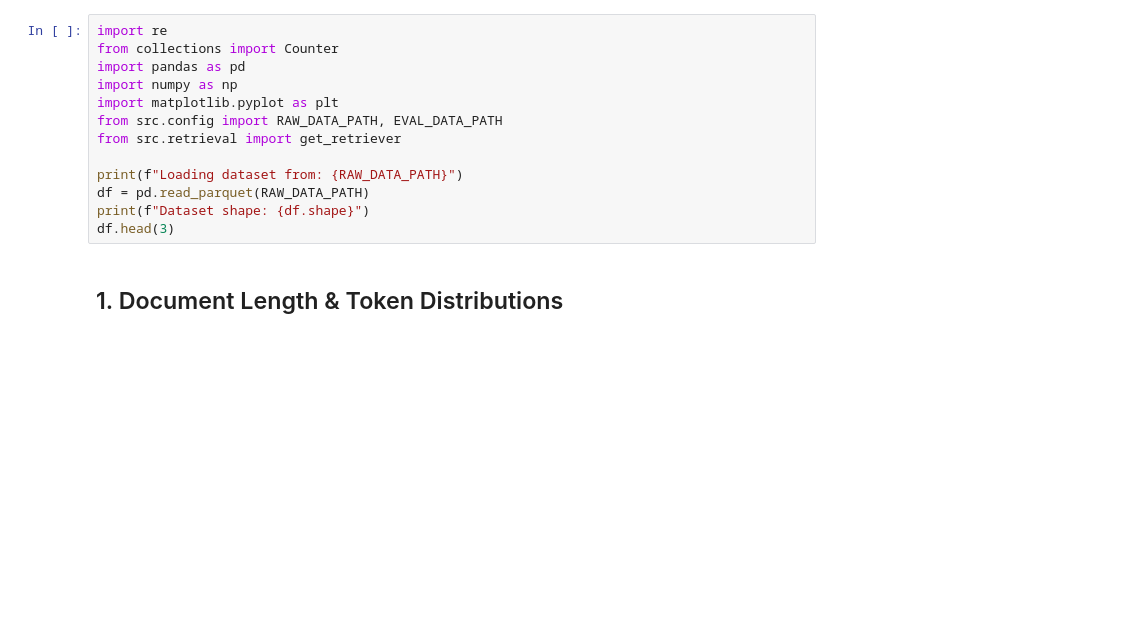
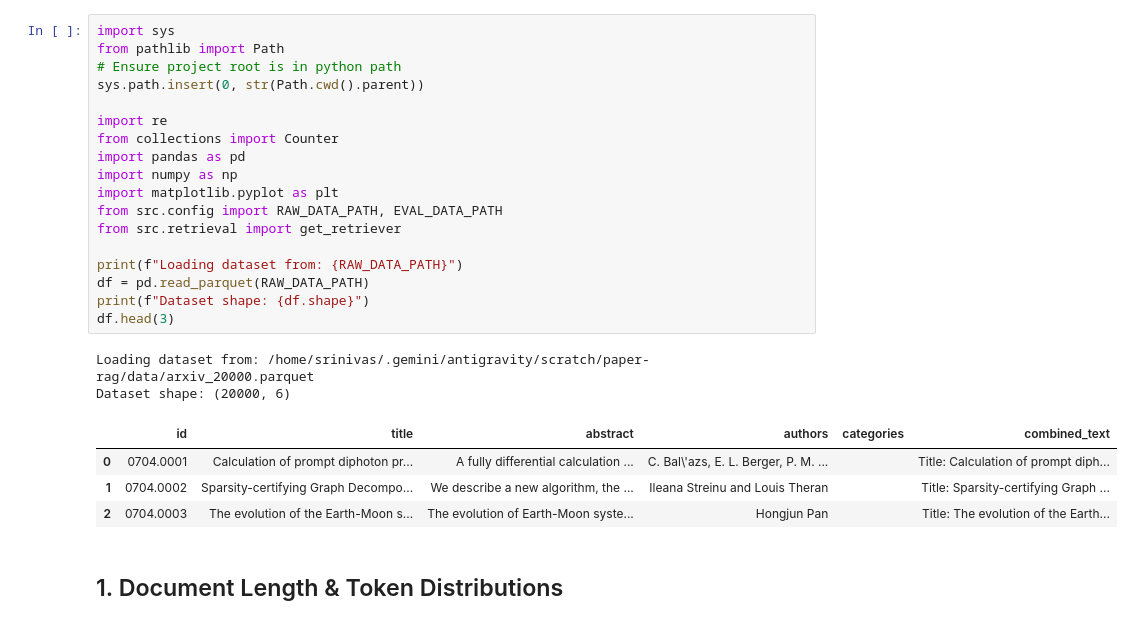
Before and after one commit to Srinivas3-sys/paper-rag, a Jupyter notebook: notebooks/01_eda_and_retrieval_analysis.ipynb, the cells around one changed output. Saved outputs shown, nothing was run; the diff lists cells and outputs as text; blank space fills up the shorter version.

```diff
--- a/notebooks/01_eda_and_retrieval_analysis.ipynb
+++ b/notebooks/01_eda_and_retrieval_analysis.ipynb
@@ -8,16 +11,28 @@ This notebook explores the sampled **20,000 arXiv abstracts** dataset and demons
 # %%
+import sys
+from pathlib import Path
+# Ensure project root is in python path
+sys.path.insert(0, str(Path.cwd().parent))
+
 import re
 from collections import Counter
 import pandas as pd
 import numpy as np
 import matplotlib.pyplot as plt
 from src.config import RAW_DATA_PATH, EVAL_DATA_PATH
 from src.retrieval import get_retriever
 
 print(f"Loading dataset from: {RAW_DATA_PATH}")
 df = pd.read_parquet(RAW_DATA_PATH)
 print(f"Dataset shape: {df.shape}")
 df.head(3)
+# %% [output]
+Loading dataset from: /home/srinivas/.gemini/antigravity/scratch/paper-rag/data/arxiv_20000.parquet
+Dataset shape: (20000, 6)
+|  | id | title | abstract | authors | categories | combined_text |
+| 0 | 0704.0001 | Calculation of prompt diphoton pr... | A fully differential calculation ... | C. Bal\'azs, E. L. Berger, P. M. ... |  | Title: Calculation of prompt diph... |
+| 1 | 0704.0002 | Sparsity-certifying Graph Decompo... | We describe a new algorithm, the ... | Ileana Streinu and Louis Theran |  | Title: Sparsity-certifying Graph ... |
+| 2 | 0704.0003 | The evolution of the Earth-Moon s... | The evolution of Earth-Moon syste... | Hongjun Pan |  | Title: The evolution of the Earth... |
 # %% [markdown]
 ## 1. Document Length & Token Distributions
 # %%
```
Also changed, not shown: parts of 6 cells of this notebook, 6 other files.
